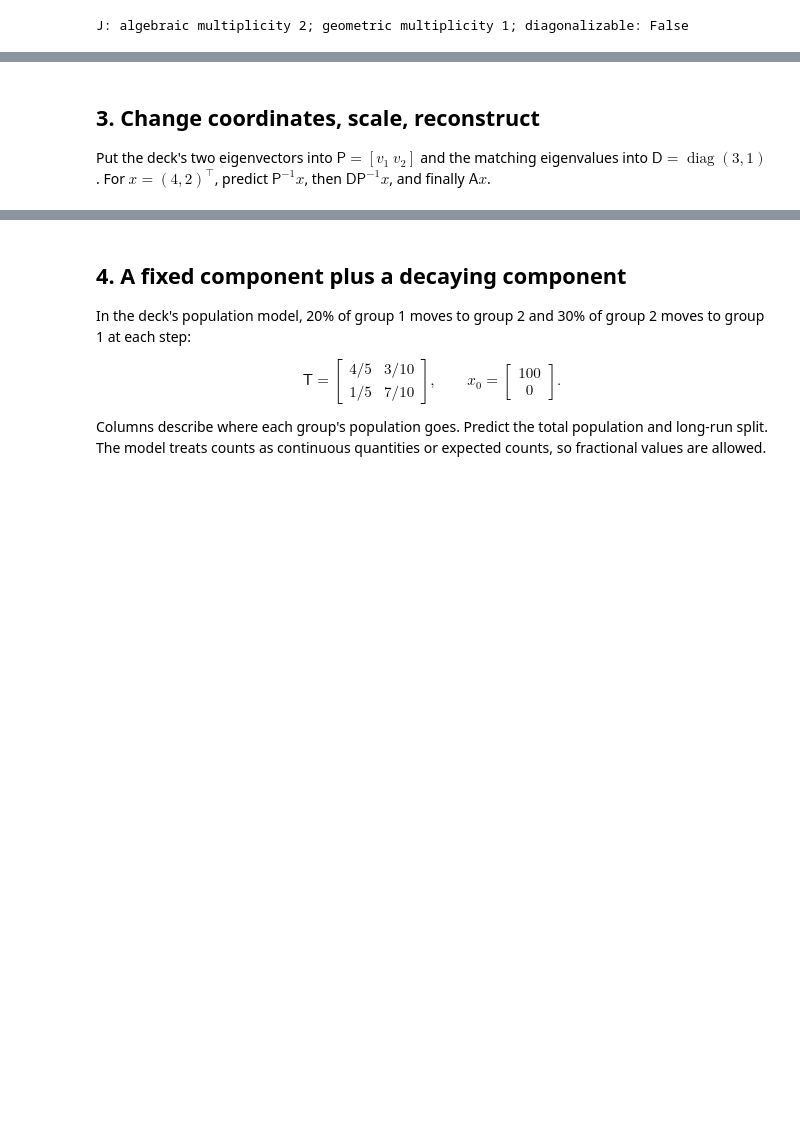
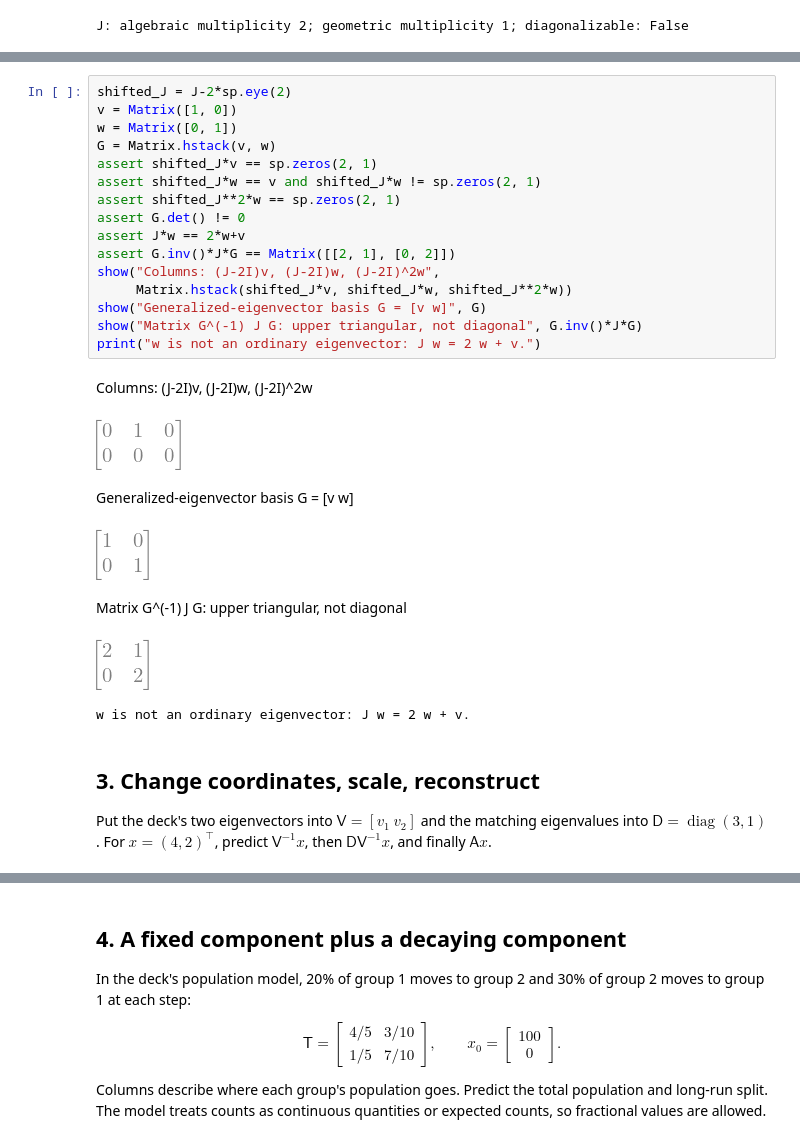
Before and after one commit to fjhickernell/MATH332Fall2026, a Jupyter notebook: notebooks/demonstrations/09-eigenvalues-and-eigenvectors.ipynb, the cells around one changed output, grey strips where cells are left out. Cells and saved outputs as stored; diff of their text form; blank space fills up the shorter version.

Commit message:
Clarify eigenvector notation and add optional generalized eigenvectors

```diff
--- a/notebooks/demonstrations/09-eigenvalues-and-eigenvectors.ipynb
+++ b/notebooks/demonstrations/09-eigenvalues-and-eigenvectors.ipynb
@@ -158,5 +168,29 @@ J: algebraic multiplicity 2; geometric multiplicity 1; diagonalizable: False
+# %%
+shifted_J = J-2*sp.eye(2)
+v = Matrix([1, 0])
+w = Matrix([0, 1])
+G = Matrix.hstack(v, w)
+assert shifted_J*v == sp.zeros(2, 1)
+assert shifted_J*w == v and shifted_J*w != sp.zeros(2, 1)
+assert shifted_J**2*w == sp.zeros(2, 1)
+assert G.det() != 0
+assert J*w == 2*w+v
+assert G.inv()*J*G == Matrix([[2, 1], [0, 2]])
+show("Columns: (J-2I)v, (J-2I)w, (J-2I)^2w",
+     Matrix.hstack(shifted_J*v, shifted_J*w, shifted_J**2*w))
+show("Generalized-eigenvector basis G = [v w]", G)
+show("Matrix G^(-1) J G: upper triangular, not diagonal", G.inv()*J*G)
+print("w is not an ordinary eigenvector: J w = 2 w + v.")
+# %% [output]
+Columns: (J-2I)v, (J-2I)w, (J-2I)^2w
+[figure, added]
+Generalized-eigenvector basis G = [v w]
+[figure, added]
+Matrix G^(-1) J G: upper triangular, not diagonal
+[figure, added]
+w is not an ordinary eigenvector: J w = 2 w + v.
 # %% [markdown]
 ## 3. Change coordinates, scale, reconstruct
 
-Put the deck's two eigenvectors into $\mathsf P=[v_1\ v_2]$ and the matching eigenvalues into $\mathsf D=\operatorname{diag}(3,1)$. For $x=(4,2)^\top$, predict $\mathsf P^{-1}x$, then $\mathsf D\mathsf P^{-1}x$, and finally $\mathsf A x$.
+Put the deck's two eigenvectors into $\mathsf V=[v_1\ v_2]$ and the matching eigenvalues into $\mathsf D=\operatorname{diag}(3,1)$. For $x=(4,2)^\top$, predict $\mathsf V^{-1}x$, then $\mathsf D\mathsf V^{-1}x$, and finally $\mathsf A x$.
 # %%
```
Also changed, not shown: parts of 8 cells of this notebook, 9 other files.
